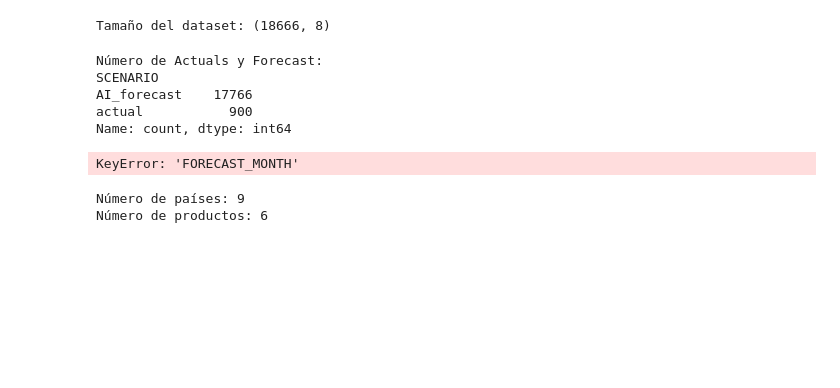
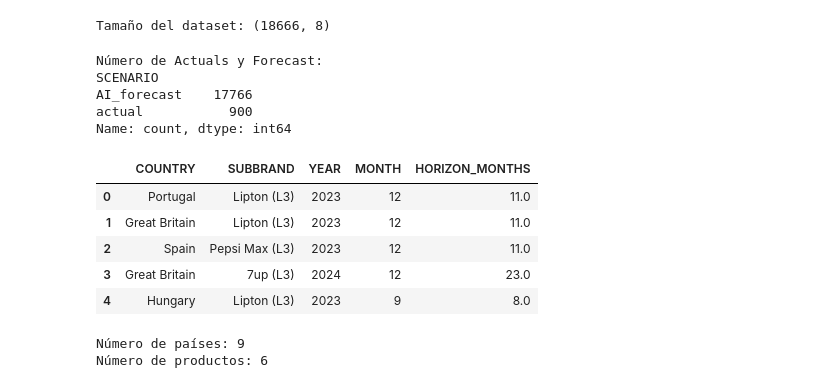
Before and after one commit to JaimeTorio/UFV_Visualizacion, a Jupyter notebook: Ejercicios de clase/ Clase2b.ipynb, the cells around one changed output. Drawn from its saved outputs; the diff is of its cells as text; code cells hidden in the pictures; blank space fills up the shorter version.

```diff
--- a/Ejercicios de clase/ Clase2b.ipynb
+++ b/Ejercicios de clase/ Clase2b.ipynb
@@ -37,23 +37,30 @@ AI_forecast    17766
 actual           900
 Name: count, dtype: int64
 # %%
-# Asegurarse de que los valores de 'FORECAST_YEAR', 'YEAR', 'FORECAST_MONTH', y 'MONTH' están presentes
-df['PREDICTED_DATE'] = df['FORECAST_YEAR'] + (df['FORECAST_MONTH'] - 1) / 12
+# Crear una columna de fecha predicha usando solo el año de predicción
+df['PREDICTED_DATE'] = df['FORECAST_YEAR']
+
+# Crear una columna de fecha actual combinando año y mes
 df['ACTUAL_DATE'] = df['YEAR'] + (df['MONTH'] - 1) / 12
 
 # Calcular la diferencia (HORIZON) entre la fecha predicha y la fecha actual
 df['HORIZON'] = df['ACTUAL_DATE'] - df['PREDICTED_DATE']
 
 # Convertir el horizonte a meses
 df['HORIZON_MONTHS'] = df['HORIZON'] * 12
 
 # Filtrar solo los registros con predicciones (AI_forecast)
 horizonte_forecast = df[df['SCENARIO'] == 'AI_forecast'][['COUNTRY', 'SUBBRAND', 'YEAR', 'MONTH', 'HORIZON_MONTHS']]
 
 # Mostrar los resultados de los horizontes en meses
 horizonte_forecast.head()
 # %% [output]
-KeyError: 'FORECAST_MONTH'
+|  | COUNTRY | SUBBRAND | YEAR | MONTH | HORIZON_MONTHS |
+| 0 | Portugal | Lipton (L3) | 2023 | 12 | 11.0 |
+| 1 | Great Britain | Lipton (L3) | 2023 | 12 | 11.0 |
+| 2 | Spain | Pepsi Max (L3) | 2023 | 12 | 11.0 |
+| 3 | Great Britain | 7up (L3) | 2024 | 12 | 23.0 |
+| 4 | Hungary | Lipton (L3) | 2023 | 9 | 8.0 |
 # %%
 # 4. Número de países y productos
 num_countries = df['COUNTRY'].nunique()
```
